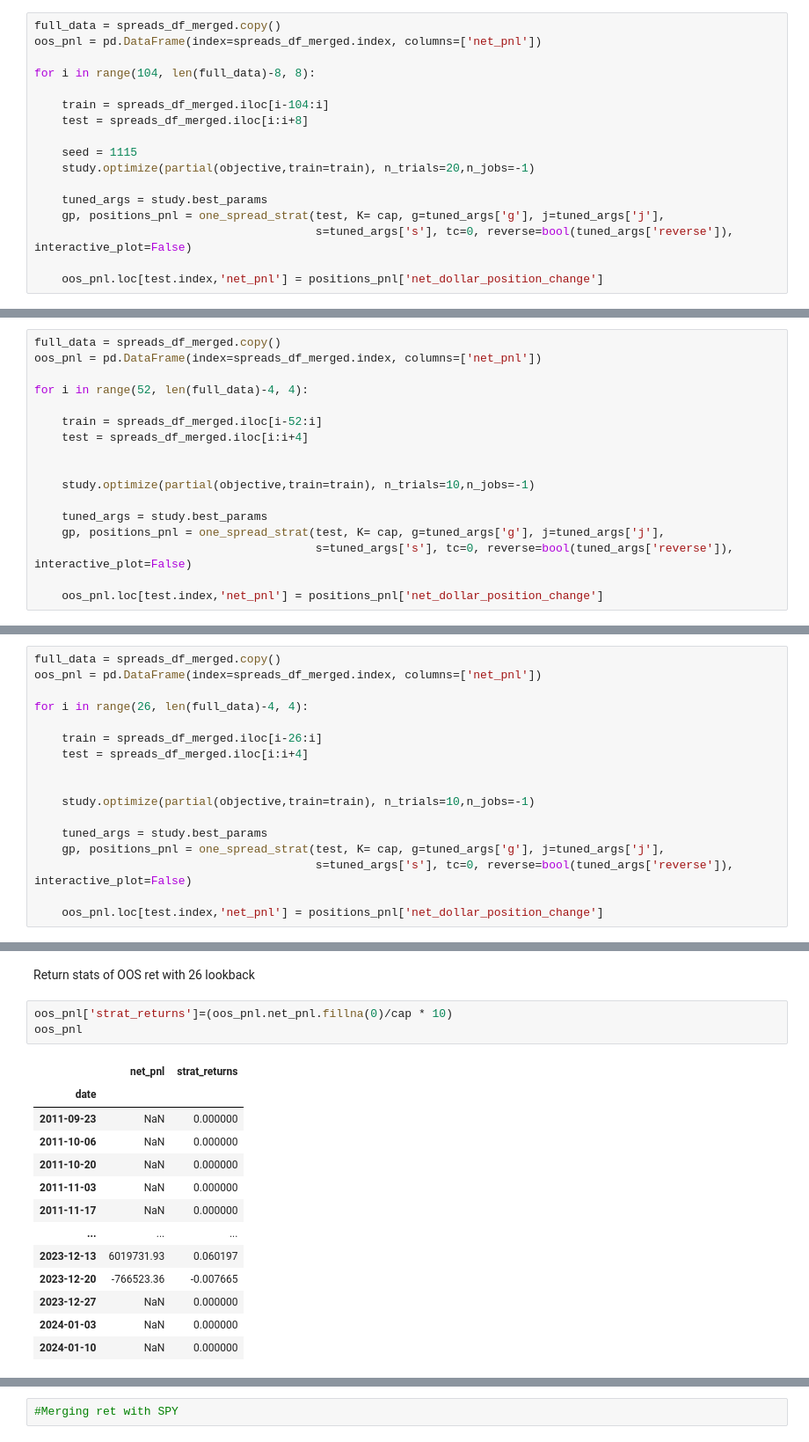
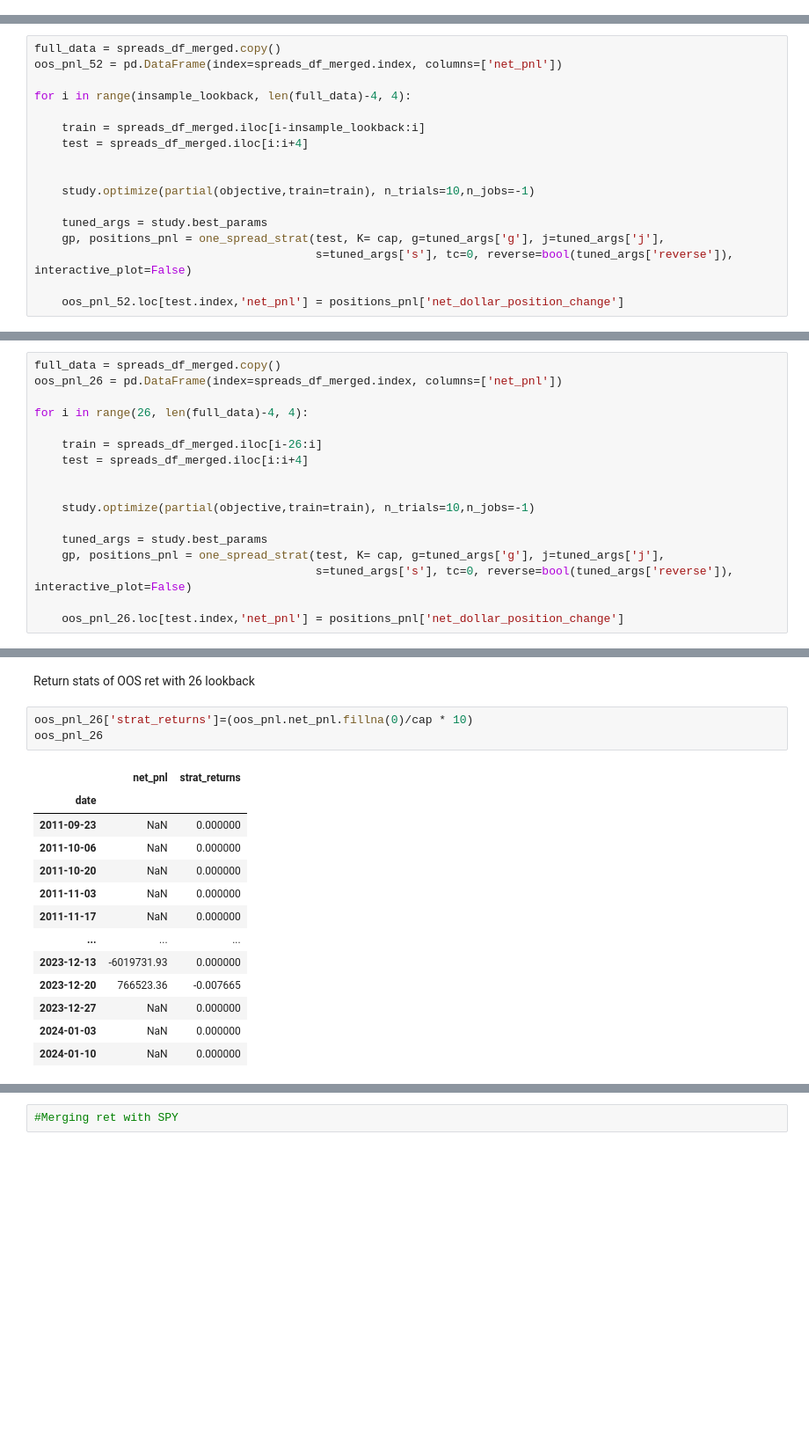
Before and after one commit to claircocoanut/iaqf-default, a Jupyter notebook: strategy/Corn SoyaBean with correct Rolling Window.ipynb, the cells around one changed output, grey strips where cells are left out. Shown at 88% size. Saved outputs shown, nothing was run; the diff lists cells and outputs as text; blank space fills up the shorter version.

```diff
--- a/strategy/Corn SoyaBean with correct Rolling Window.ipynb
+++ b/strategy/Corn SoyaBean with correct Rolling Window.ipynb
@@ -1246,17 +1243,0 @@ insample_lookback = 104 weeks
-# %%
-full_data = spreads_df_merged.copy()
-oos_pnl = pd.DataFrame(index=spreads_df_merged.index, columns=['net_pnl'])
-
-for i in range(104, len(full_data)-8, 8):
-
-    train = spreads_df_merged.iloc[i-104:i]
-    test = spreads_df_merged.iloc[i:i+8]
-
-    seed = 1115
-    study.optimize(partial(objective,train=train), n_trials=20,n_jobs=-1)
-
-    tuned_args = study.best_params
-    gp, positions_pnl = one_spread_strat(test, K= cap, g=tuned_args['g'], j=tuned_args['j'],
-                                         s=tuned_args['s'], tc=0, reverse=bool(tuned_args['reverse']), interactive_plot=False)
-
-    oos_pnl.loc[test.index,'net_pnl'] = positions_pnl['net_dollar_position_change']
@@ -1274,11 +1278,11 @@ insample_lookback = 52 weeks
 seed = 11
 # %%
 full_data = spreads_df_merged.copy()
-oos_pnl = pd.DataFrame(index=spreads_df_merged.index, columns=['net_pnl'])
+oos_pnl_52 = pd.DataFrame(index=spreads_df_merged.index, columns=['net_pnl'])
 
-for i in range(52, len(full_data)-4, 4):
+for i in range(insample_lookback, len(full_data)-4, 4):
 
-    train = spreads_df_merged.iloc[i-52:i]
+    train = spreads_df_merged.iloc[i-insample_lookback:i]
     test = spreads_df_merged.iloc[i:i+4]
 
 
@@ -1288,5 +1292,5 @@ for i in range(52, len(full_data)-4, 4):
     gp, positions_pnl = one_spread_strat(test, K= cap, g=tuned_args['g'], j=tuned_args['j'],
                                          s=tuned_args['s'], tc=0, reverse=bool(tuned_args['reverse']), interactive_plot=False)
 
-    oos_pnl.loc[test.index,'net_pnl'] = positions_pnl['net_dollar_position_change']
+    oos_pnl_52.loc[test.index,'net_pnl'] = positions_pnl['net_dollar_position_change']
 # %%
@@ -1301,7 +1308,7 @@ insample_lookback = 26 weeks
 seed = 11
 # %%
 full_data = spreads_df_merged.copy()
-oos_pnl = pd.DataFrame(index=spreads_df_merged.index, columns=['net_pnl'])
+oos_pnl_26 = pd.DataFrame(index=spreads_df_merged.index, columns=['net_pnl'])
 
 for i in range(26, len(full_data)-4, 4):
 
@@ -1315,5 +1322,5 @@ for i in range(26, len(full_data)-4, 4):
     gp, positions_pnl = one_spread_strat(test, K= cap, g=tuned_args['g'], j=tuned_args['j'],
                                          s=tuned_args['s'], tc=0, reverse=bool(tuned_args['reverse']), interactive_plot=False)
 
-    oos_pnl.loc[test.index,'net_pnl'] = positions_pnl['net_dollar_position_change']
+    oos_pnl_26.loc[test.index,'net_pnl'] = positions_pnl['net_dollar_position_change']
 # %%
@@ -1325,19 +1335,19 @@ cum_ret.plot()
 # %% [markdown]
 Return stats of OOS ret with  26 lookback
 # %%
-oos_pnl['strat_returns']=(oos_pnl.net_pnl.fillna(0)/cap * 10)
-oos_pnl
+oos_pnl_26['strat_returns']=(oos_pnl.net_pnl.fillna(0)/cap * 10)
+oos_pnl_26
 # %% [output]
 |  | net_pnl | strat_returns |
 | date |  |  |
 | 2011-09-23 | NaN | 0.000000 |
 | 2011-10-06 | NaN | 0.000000 |
 | 2011-10-20 | NaN | 0.000000 |
 | 2011-11-03 | NaN | 0.000000 |
 | 2011-11-17 | NaN | 0.000000 |
 | ... | ... | ... |
-| 2023-12-13 | 6019731.93 | 0.060197 |
-| 2023-12-20 | -766523.36 | -0.007665 |
+| 2023-12-13 | -6019731.93 | 0.000000 |
+| 2023-12-20 | 766523.36 | -0.007665 |
 | 2023-12-27 | NaN | 0.000000 |
 | 2024-01-03 | NaN | 0.000000 |
 | 2024-01-10 | NaN | 0.000000 |
```
Also changed, not shown: parts of 148 cells of this notebook.
